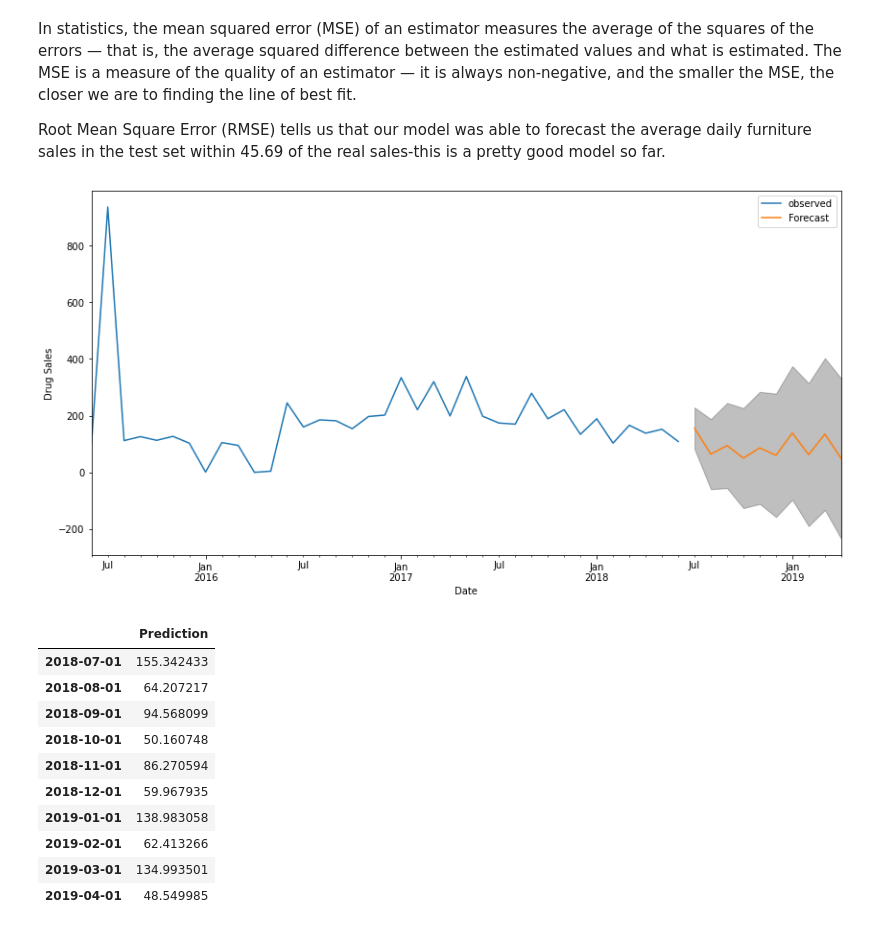
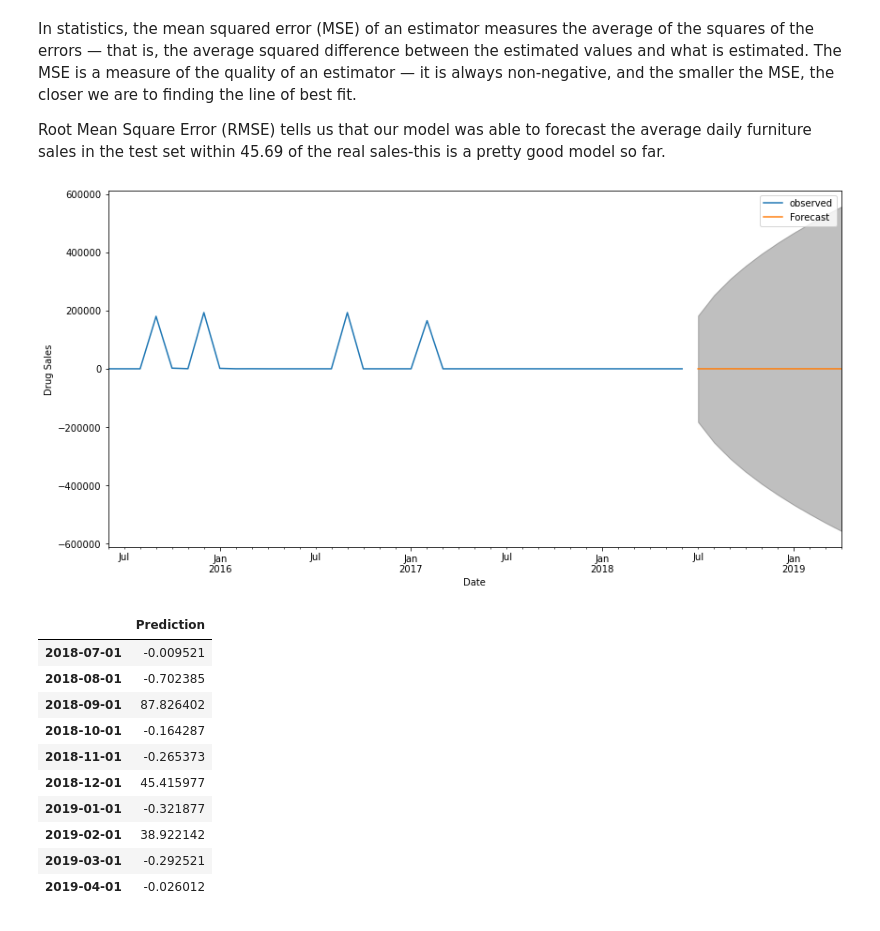
Before and after one commit to JobCollins/Pharma-Prediction-App, a Jupyter notebook: app/model/ModelARIMA.ipynb, the cells around one changed output. Drawn from its saved outputs; the diff is of its cells as text; code cells hidden in the pictures.

```diff
--- a/app/model/ModelARIMA.ipynb
+++ b/app/model/ModelARIMA.ipynb
@@ -182,18 +167,18 @@ def predictions(name):
     predict_df.columns = ['Prediction']
 
     return predict_df
-# %%
-predictions("ACTAL TUMS BLISTER 100'S")
-# %% [output]
-[figure, removed]
-|  | Prediction |
-| 2018-07-01 | 155.342433 |
-| 2018-08-01 | 64.207217 |
-| 2018-09-01 | 94.568099 |
-| 2018-10-01 | 50.160748 |
-| 2018-11-01 | 86.270594 |
-| 2018-12-01 | 59.967935 |
-| 2019-01-01 | 138.983058 |
-| 2019-02-01 | 62.413266 |
-| 2019-03-01 | 134.993501 |
-| 2019-04-01 | 48.549985 |
+# %%
+predictions("ALBENDOL 200MG TABS 2'S")
+# %% [output]
+[figure, added]
+|  | Prediction |
+| 2018-07-01 | -0.009521 |
+| 2018-08-01 | -0.702385 |
+| 2018-09-01 | 87.826402 |
+| 2018-10-01 | -0.164287 |
+| 2018-11-01 | -0.265373 |
+| 2018-12-01 | 45.415977 |
+| 2019-01-01 | -0.321877 |
+| 2019-02-01 | 38.922142 |
+| 2019-03-01 | -0.292521 |
+| 2019-04-01 | -0.026012 |
```
Also changed, not shown: parts of 8 cells of this notebook, 7 other files.
